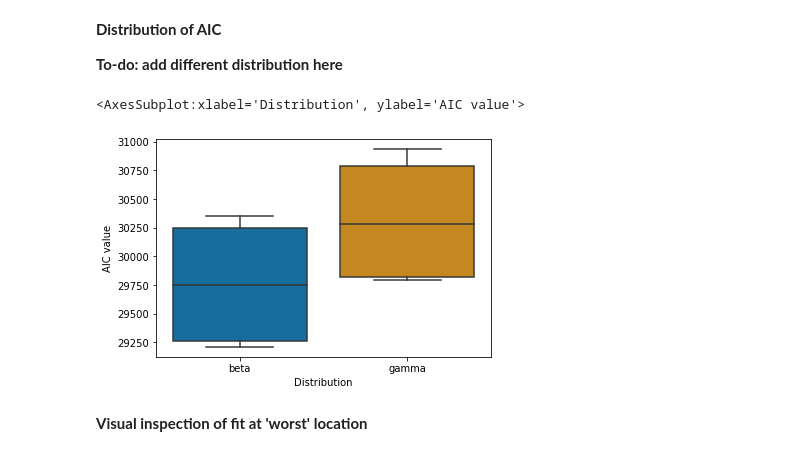
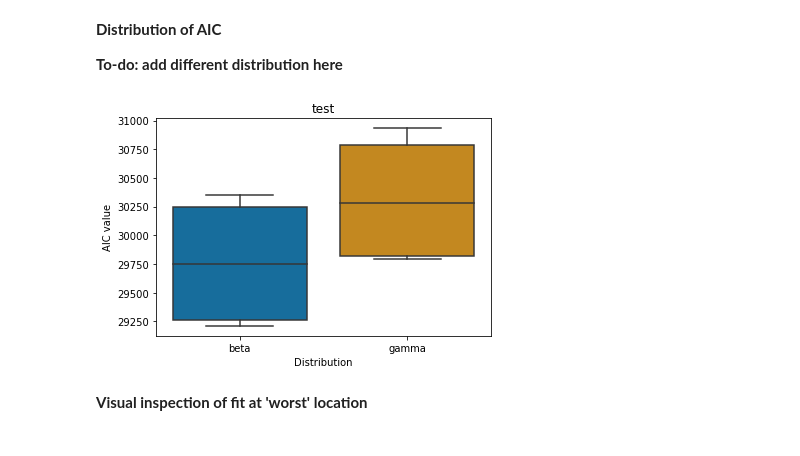
Before and after one commit to ecmwf-projects/ibicus, a Jupyter notebook: notebooks/playing_around_evaluation.ipynb, the cells around one changed output. Saved outputs shown, nothing was run; the diff lists cells and outputs as text; code cells hidden in the pictures.

```diff
--- a/notebooks/playing_around_evaluation.ipynb
+++ b/notebooks/playing_around_evaluation.ipynb
@@ -85,11 +85,11 @@ tasrange_obs, tasrange_obs_validate, tasrange_cm_hist, tasrange_cm_validate, tas
 tasskew_obs, tasskew_obs_validate, tasskew_cm_hist, tasskew_cm_validate, tasskew_cm_future, tasskew_dates_validate, tasskew_dates_future = preprocess_isimip_evaluation_testing_data('tasskew')
 
 
-hurs_obs, hurs_obs_validate, hurs_cm_hist, hurs_cm_validate, hurs_cm_future, hurs_dates_validate, hurs_dates_future = preprocess_isimip_evaluation_testing_data('hurs')
-psl_obs, psl_obs_validate, psl_cm_hist, psl_cm_validate, psl_cm_future, psl_dates_validate, psl_dates_future = preprocess_isimip_evaluation_testing_data('ps')
-rsds_obs, rsds_obs_validate, rsds_cm_hist, rsds_cm_validate, rsds_cm_future, rsds_dates_validate, rsds_dates_future = preprocess_isimip_evaluation_testing_data('rsds')
-rlds_obs, rlds_obs_validate, rlds_cm_hist, rlds_cm_validate, rlds_cm_future, rlds_dates_validate, rlds_dates_future = preprocess_isimip_evaluation_testing_data('rlds')
-sfcWind_obs, sfcWind_obs_validate, sfcWind_cm_hist, sfcWind_cm_validate, sfcWind_cm_future, sfcWind_dates_validate, sfcWind_dates_future = preprocess_isimip_evaluation_testing_data('sfcWind')
+#hurs_obs, hurs_obs_validate, hurs_cm_hist, hurs_cm_validate, hurs_cm_future, hurs_dates_validate, hurs_dates_future = preprocess_isimip_evaluation_testing_data('hurs')
+#psl_obs, psl_obs_validate, psl_cm_hist, psl_cm_validate, psl_cm_future, psl_dates_validate, psl_dates_future = preprocess_isimip_evaluation_testing_data('ps')
+#rsds_obs, rsds_obs_validate, rsds_cm_hist, rsds_cm_validate, rsds_cm_future, rsds_dates_validate, rsds_dates_future = preprocess_isimip_evaluation_testing_data('rsds')
+#rlds_obs, rlds_obs_validate, rlds_cm_hist, rlds_cm_validate, rlds_cm_future, rlds_dates_validate, rlds_dates_future = preprocess_isimip_evaluation_testing_data('rlds')
+#sfcWind_obs, sfcWind_obs_validate, sfcWind_cm_hist, sfcWind_cm_validate, sfcWind_cm_future, sfcWind_dates_validate, sfcWind_dates_future = preprocess_isimip_evaluation_testing_data('sfcWind')
 # %%
 tasmin_obs, tasmax_obs = utils.get_tasmin_tasmax(tas = tas_obs, tasrange = tasrange_obs, tasskew = tasskew_obs)
 tasmin_obs_validate, tasmax_obs_validate = utils.get_tasmin_tasmax(tas = tas_obs_validate, tasrange = tasrange_obs_validate, tasskew = tasskew_obs_validate)
@@ -140,10 +140,10 @@ In the example below, the goodness of fit of the default distribution fitted to
 hurs_obs_aic = assumptions.calculate_aic('hurs', hurs_obs_validate,
                                            scipy.stats.beta, scipy.stats.gamma)
 # %%
-assumptions.plot_aic(variable = 'hurs', aic_values = hurs_obs_aic)
+test = assumptions.plot_aic(variable = 'hurs', aic_values = hurs_obs_aic)
+plt.show()
 # %% [output]
-<AxesSubplot:xlabel='Distribution', ylabel='AIC value'>
-[figure, old version]
+[figure, new version]
 # %% [markdown]
 **Visual inspection of fit at 'worst' location**
 # %%
```
Also changed, not shown: parts of 8 cells of this notebook, 8 other files.
